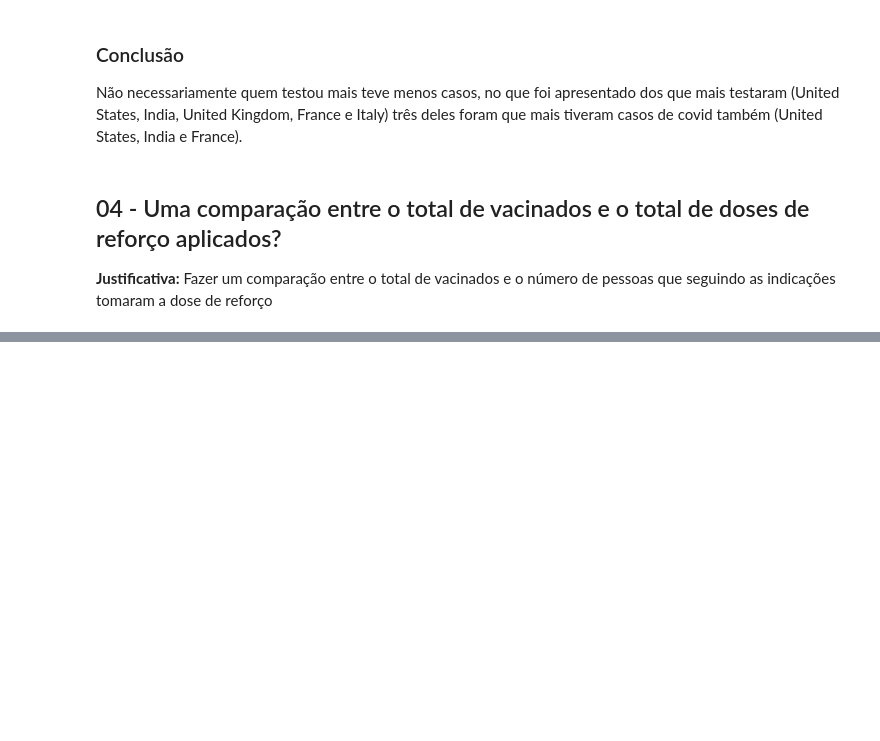
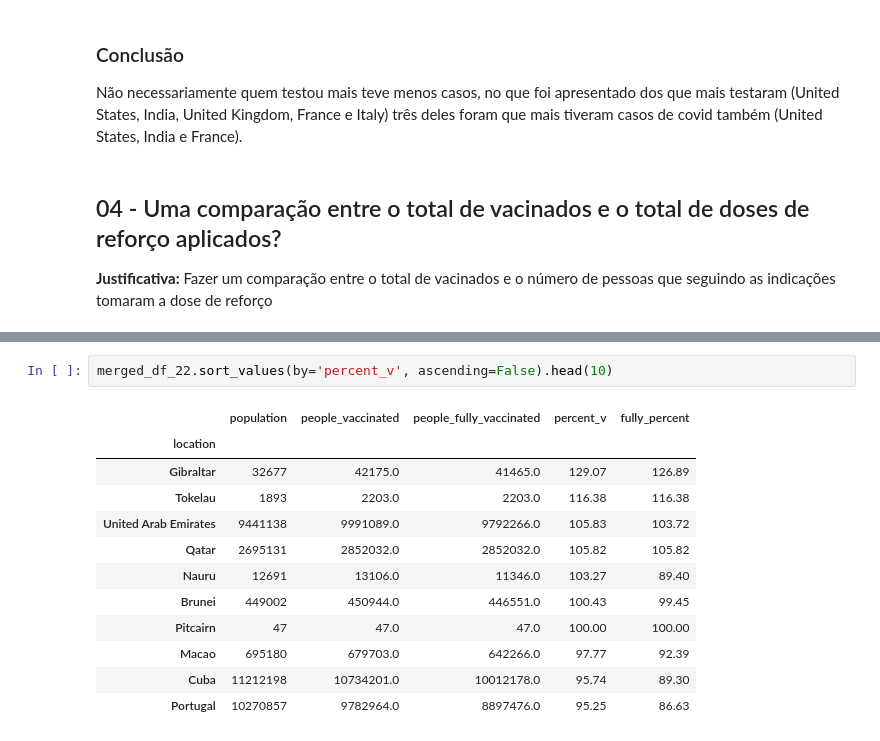
Before and after one commit to pedrofonsecapadilha/BeTechByBraskem, a Jupyter notebook: 04-TécnicasDeProgramaçãoI_Python/ProjetoFinal.ipynb, the cells around one changed output, grey strips where cells are left out. Cells and saved outputs as stored; diff of their text form; blank space fills up the shorter version.

```diff
--- a/04-TécnicasDeProgramaçãoI_Python/ProjetoFinal.ipynb
+++ b/04-TécnicasDeProgramaçãoI_Python/ProjetoFinal.ipynb
@@ -600,0 +1583,15 @@ Não necessariamente quem testou mais teve menos casos, no que foi apresentado d
+# %%
+merged_df_22.sort_values(by='percent_v', ascending=False).head(10)
+# %% [output]
+|  | population | people_vaccinated | people_fully_vaccinated | percent_v | fully_percent |
+| location |  |  |  |  |  |
+| Gibraltar | 32677 | 42175.0 | 41465.0 | 129.07 | 126.89 |
+| Tokelau | 1893 | 2203.0 | 2203.0 | 116.38 | 116.38 |
+| United Arab Emirates | 9441138 | 9991089.0 | 9792266.0 | 105.83 | 103.72 |
+| Qatar | 2695131 | 2852032.0 | 2852032.0 | 105.82 | 105.82 |
+| Nauru | 12691 | 13106.0 | 11346.0 | 103.27 | 89.40 |
+| Brunei | 449002 | 450944.0 | 446551.0 | 100.43 | 99.45 |
+| Pitcairn | 47 | 47.0 | 47.0 | 100.00 | 100.00 |
+| Macao | 695180 | 679703.0 | 642266.0 | 97.77 | 92.39 |
+| Cuba | 11212198 | 10734201.0 | 10012178.0 | 95.74 | 89.30 |
+| Portugal | 10270857 | 9782964.0 | 8897476.0 | 95.25 | 86.63 |
```
Also changed, not shown: parts of 128 cells of this notebook.
